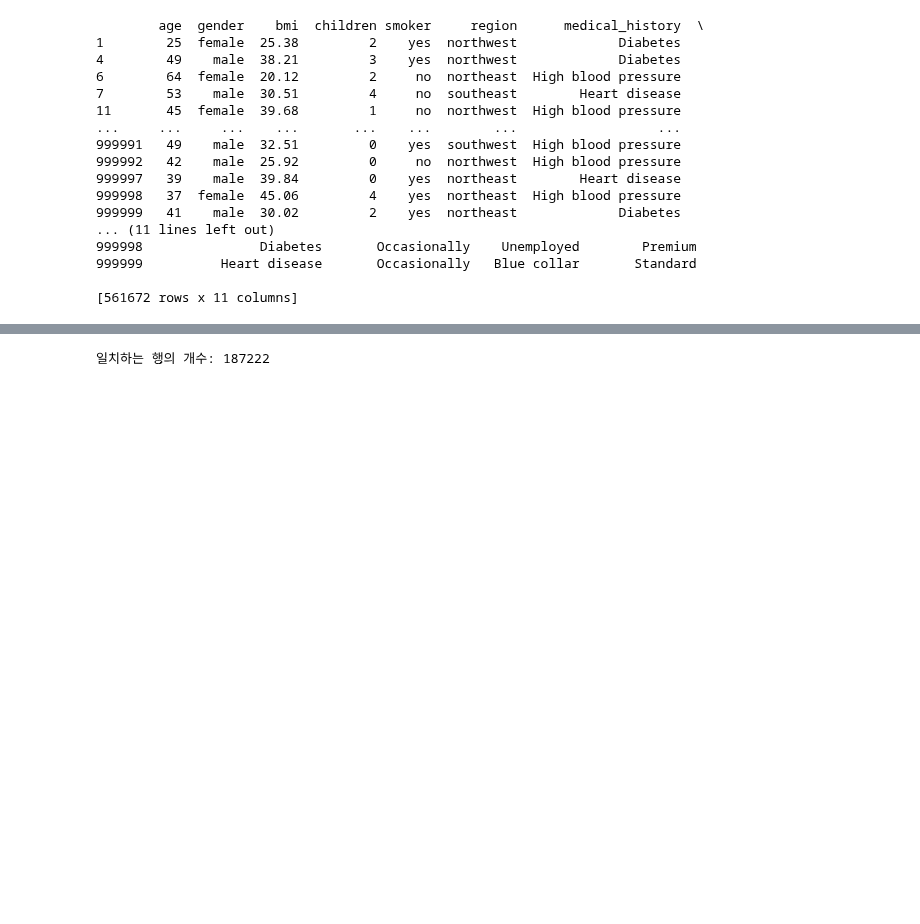
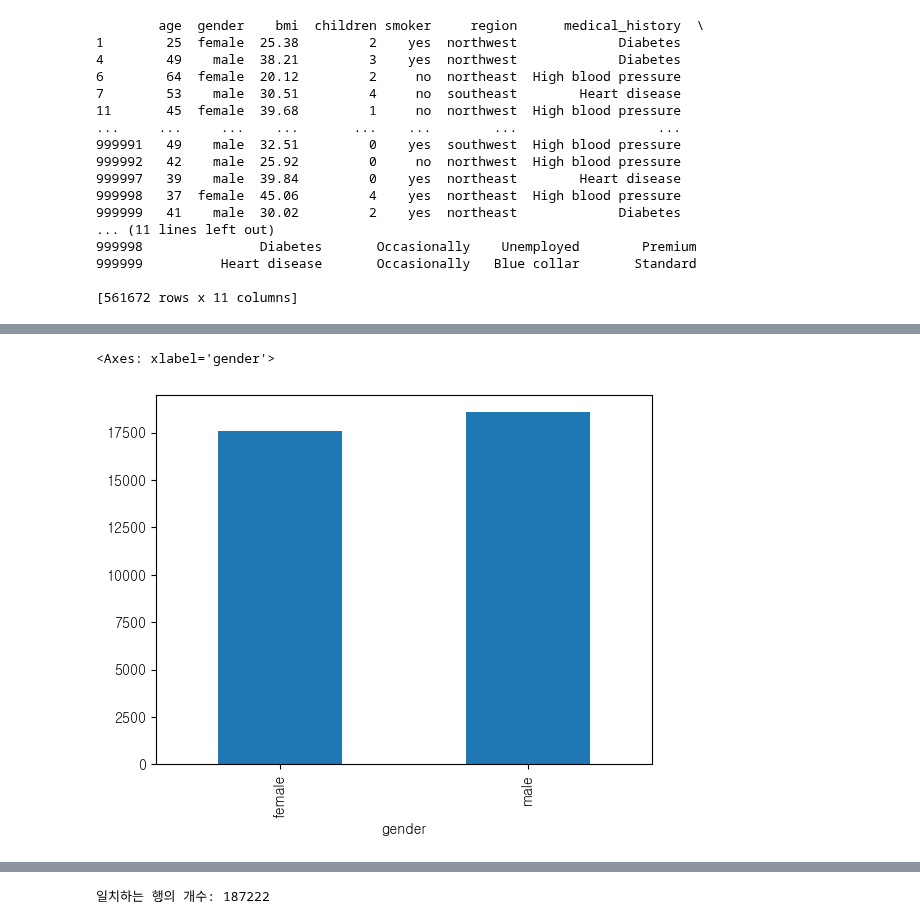
Before and after one commit to halley1116/2025_DA_study, a Jupyter notebook: team2/project1.ipynb, the cells around one changed output, grey strips where cells are left out. Saved outputs shown, nothing was run; the diff lists cells and outputs as text; code cells hidden in the pictures; blank space fills up the shorter version.

```diff
--- a/team2/project1.ipynb
+++ b/team2/project1.ipynb
@@ -57,0 +375,5 @@ plt.rcParams['font.family'] = 'gulim'
+# %%
+df.groupby(['gender'])['charges'].mean().plot.bar()
+# %% [output]
+<Axes: xlabel='gender'>
+[figure, added]
```
Also changed, not shown: parts of 39 cells of this notebook.
